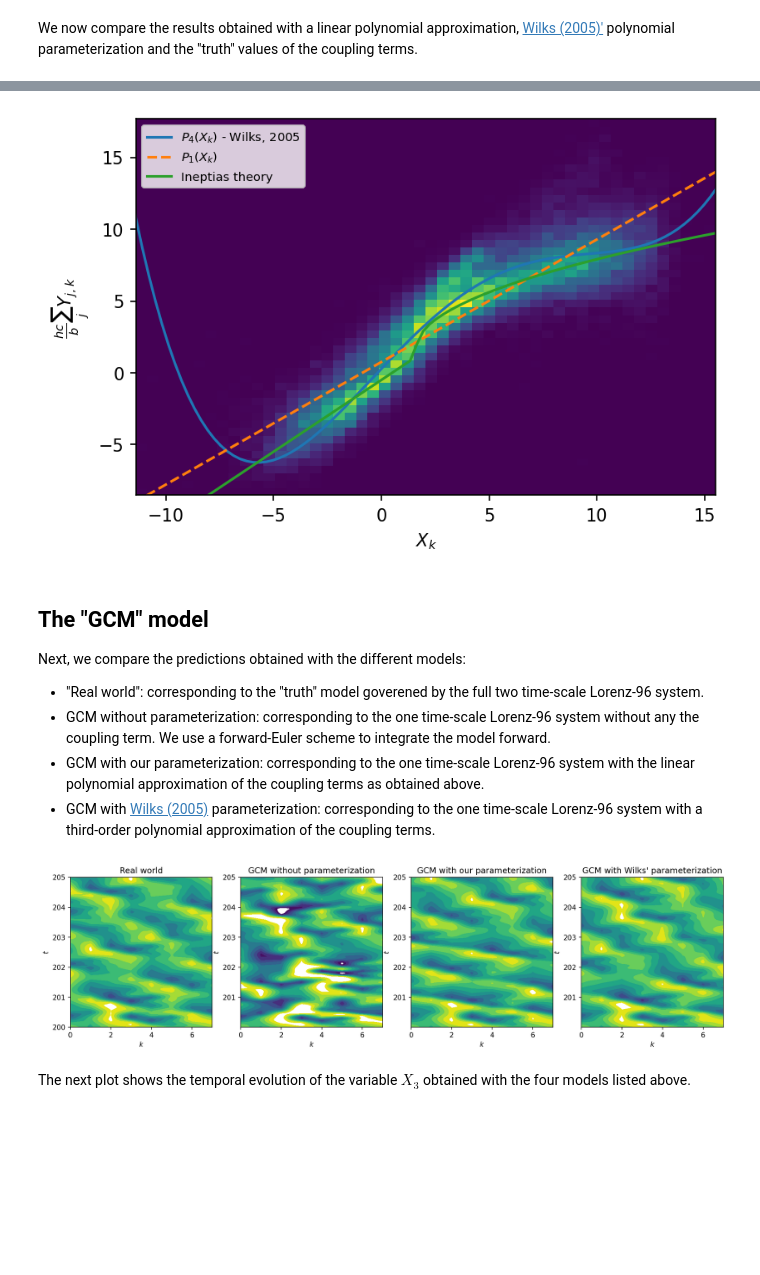
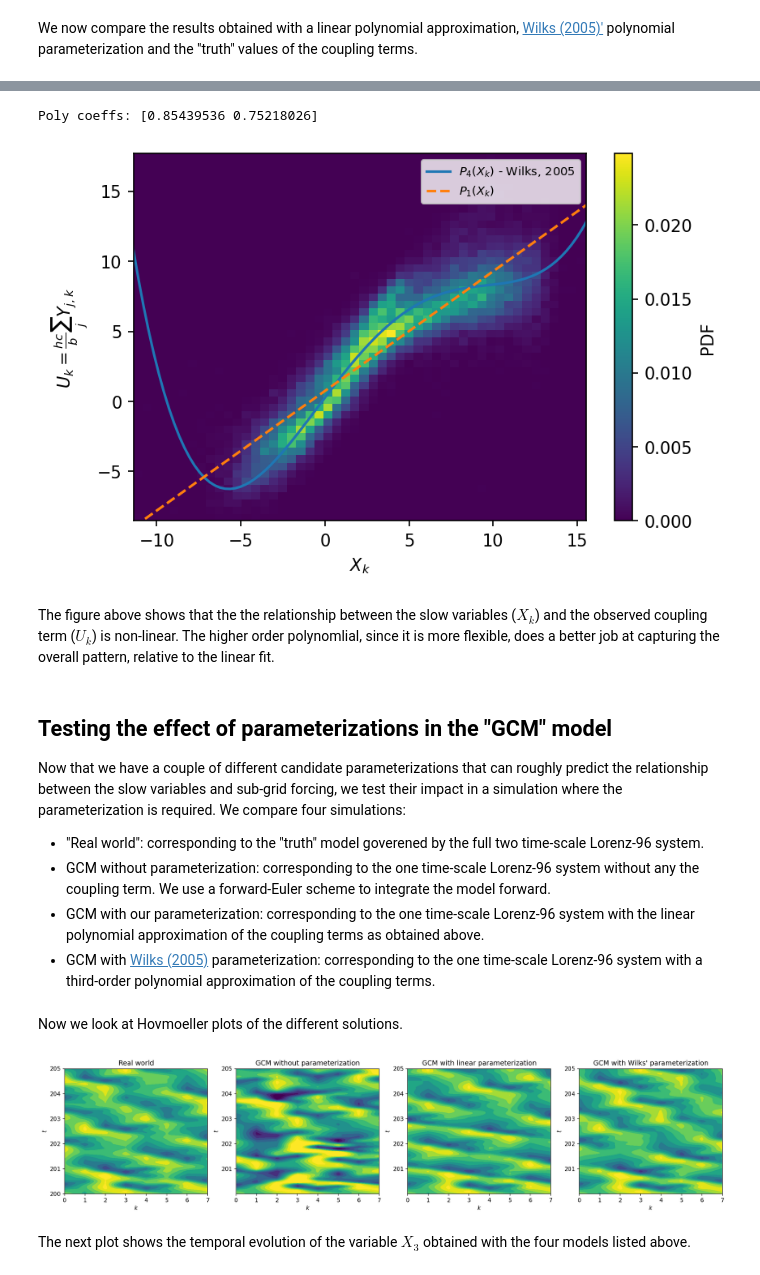
Before and after one commit to m2lines/L96_demo, a Jupyter notebook: notebooks/gcm-analogue.ipynb, the cells around one changed output, grey strips where cells are left out. Drawn from its saved outputs; the diff is of its cells as text; code cells hidden in the pictures; blank space fills up the shorter version.

```diff
--- a/notebooks/gcm-analogue.ipynb
+++ b/notebooks/gcm-analogue.ipynb
@@ -125,24 +119,34 @@ plt.legend(fontsize=7);
+# %%
+# Fit polynomial of order 1.
+p1 = np.polyfit(X_copy.flatten(), U_sample.flatten(), 1) # Fit a linear curve through the data.
+print("Poly coeffs:", p)
+
+p4 = [0.000707, -0.0130, -0.0190, 1.59, 0.275]  # Polynomial from Wilks, 2005 (coefficients from paper)
+# %% [output]
+Poly coeffs: [0.85439536 0.75218026]
 # %%
 plt.figure(dpi=150)
-plt.hist2d(X_copy.flatten(), U_sample.flatten(), bins=50)
+# 2D histogram of X vs U
+plt.hist2d(X_copy.flatten(), U_sample.flatten(), bins=50, density=True)
 plt.xlabel("$X_k$")
-plt.ylabel(r"$\frac{hc}{b}\sum_j Y_{j,k}$")
+plt.ylabel(r"$U_k = \frac{hc}{b}\sum_j Y_{j,k}$")
+plt.colorbar(label='PDF')
+
+# Fits from polynomials
 x = np.linspace(-12, 18, 100)
-p18 = [0.000707, -0.0130, -0.0190, 1.59, 0.275]  # Polynomial from Wilks, 2005
-plt.plot(x, np.polyval(p18, x), label="$P_4(X_k)$ - Wilks, 2005")
-plt.plot(x, np.polyval(p, x), "--", label="$P_1(X_k)$")
-plt.plot(
-    x,
-    np.minimum(1.5, x - 0.5) + 2.2 * np.sqrt(np.maximum(0, x - 1.5)),
-    label="Ineptias theory",
-)
+plt.plot(x, np.polyval(p4, x), label="$P_4(X_k)$ - Wilks, 2005")
+plt.plot(x, np.polyval(p1, x), "--", label="$P_1(X_k)$")
+
+
 plt.legend(fontsize=7);
 # %% [output]
-[figure, old version]
+[figure, new version]
+# %% [markdown]
+The figure above shows that the the relationship between the slow variables ($X_k$) and the observed coupling term ($U_k$) is non-linear. The higher order polynomlial, since it is more flexible, does a better job at capturing the overall pattern, relative to the linear fit.
 # %% [markdown]
-## The "GCM" model
+## Testing the effect of parameterizations in the "GCM" model
 
-Next, we compare the predictions obtained with the different models:
+Now that we have a couple of different candidate parameterizations that can roughly predict the relationship between the slow variables and sub-grid forcing, we test their impact in a simulation where the parameterization is required. We compare four simulations:
 - "Real world": corresponding to the "truth" model goverened by the full two time-scale Lorenz-96 system.
 - GCM without parameterization: corresponding to the one time-scale Lorenz-96 system without any the coupling term. We use a forward-Euler scheme to integrate the model forward.
 - GCM with our parameterization: corresponding to the one time-scale Lorenz-96 system with the linear polynomial approximation of the coupling terms as obtained above.
@@ -160,36 +165,45 @@ def GCM(X0, F, dt, nt, param=[0]):
 # %%
 np.random.seed(13)
 T = 5
+# Real world
 X_true, Y_true, T_true = W.randomize_IC().run(0.05, T)
 X_init, dt, F_mod = X_true[0] + 0.0 * np.random.randn(W.K), 0.002, W.F + 0.0
+
+# no parameterization
 X_gcm1, T_gcm1 = GCM(X_init, F_mod, dt, int(T / dt))
-X_gcm2, T_gcm2 = GCM(X_init, F_mod, dt, int(T / dt), param=p)
-X_gcm3, T_gcm3 = GCM(X_init, F_mod, dt, int(T / dt), param=p18)
+# Linear parameterization
+X_gcm2, T_gcm2 = GCM(X_init, F_mod, dt, int(T / dt), param=p1)
+# Wilks parameterization - 4th order polynomial.
+X_gcm3, T_gcm3 = GCM(X_init, F_mod, dt, int(T / dt), param=p4)
+# %% [markdown]
+Now we look at Hovmoeller plots of the different solutions.
 # %%
 plt.figure(dpi=150, figsize=(17, 4))
-lims = {"vmin": -12, "vmax": 12, "levels": np.linspace(-12, 12, 12)}
+lims = {"vmin": -12, "vmax": 12, "levels": np.linspace(-12, 12, 12), "extend": 'both'}
 plt.subplot(141)
 plt.contourf(W.k, T_true + t[-1], X_true, **lims)
 plt.xlabel("$k$")
 plt.ylabel("$t$")
 plt.title("Real world")
 plt.subplot(142)
 plt.contourf(W.k, T_gcm1 + t[-1], X_gcm1, **lims)
 plt.xlabel("$k$")
 plt.ylabel("$t$")
 plt.title("GCM without parameterization")
 plt.subplot(143)
 plt.contourf(W.k, T_gcm3 + t[-1], X_gcm2, **lims)
 plt.xlabel("$k$")
 plt.ylabel("$t$")
-plt.title("GCM with our parameterization")
+plt.title("GCM with linear parameterization")
 plt.subplot(144)
 plt.contourf(W.k, T_gcm2 + t[-1], X_gcm3, **lims)
 plt.xlabel("$k$")
 plt.ylabel("$t$")
 plt.title("GCM with Wilks' parameterization");
+
+plt.tight_layout()
 # %% [output]
-[figure, old version]
+[figure, new version]
 # %% [markdown]
 The next plot shows the temporal evolution of the variable $X_3$ obtained with the four models listed above.
 # %%
```
Also changed, not shown: parts of 14 cells of this notebook.
